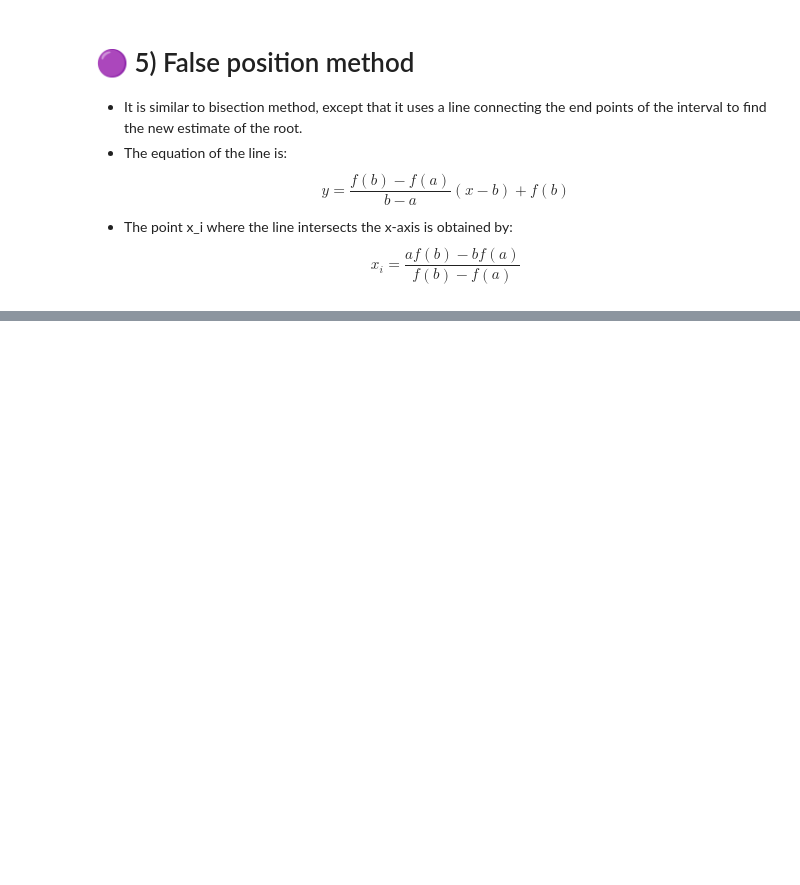
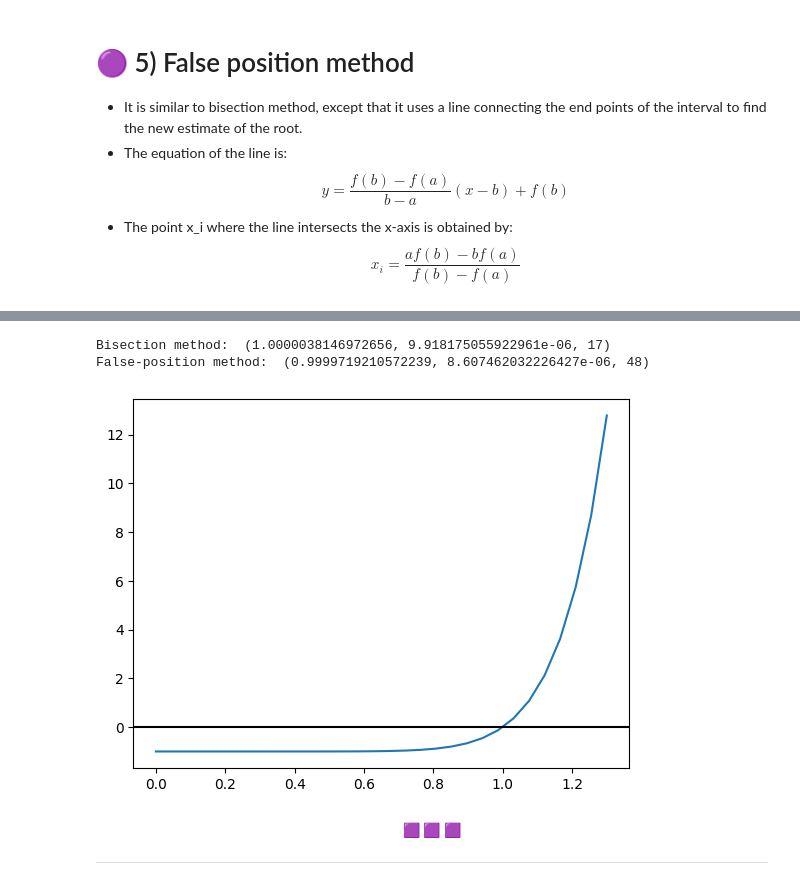
Before and after one commit to hamidrezanorouzi/numericalMethods, a Jupyter notebook: Lectures/nonLinearEquations_Part1.ipynb, the cells around one changed output, grey strips where cells are left out. Cells and saved outputs as stored; diff of their text form; code cells hidden in the pictures; blank space fills up the shorter version.

```diff
--- a/Lectures/nonLinearEquations_Part1.ipynb
+++ b/Lectures/nonLinearEquations_Part1.ipynb
@@ -336,0 +455,26 @@ We start we a = 2 and b = 3 and narrowing the interval based on the bisection me
+# %%
+import numpy as np
+import matplotlib.pyplot as plt
+
+def fx53(x):
+  return pow(x,10)-1;
+
+x = np.linspace(0,1.3,30)
+y = [fx53(xi) for xi in x]
+
+plt.plot(x,y)
+plt.axhline(y=0, color='k')
+
+print("Bisection method: ",bisection(fx53,0, 1.3, tol=0.00001))
+print("False-position method: ",falsePosition(fx53,0, 1.3, tol=0.00001))
+# %% [output]
+Bisection method:  (1.0000038146972656, 9.918175055922961e-06, 17)
+False-position method:  (0.9999719210572239, 8.607462032226427e-06, 48)
+[figure, added]
+# %% [markdown]
+<div align="center">
+🟪 🟪 🟪
+</div>
+
+
+---
```
Also changed, not shown: parts of 18 cells of this notebook.
